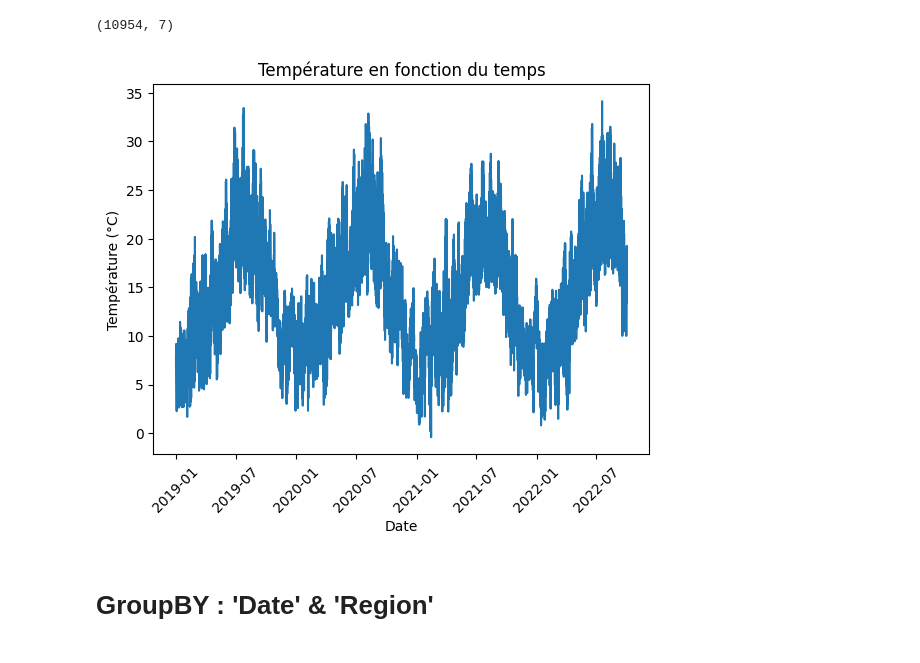
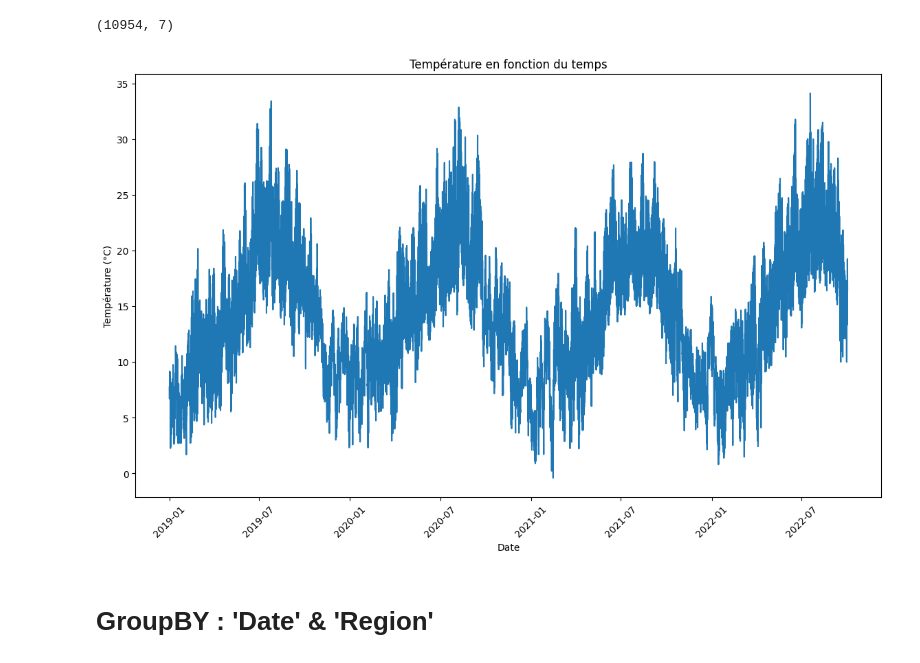
Before and after one commit to JAndretti/Projet-Time-Series-E5, a Jupyter notebook: main.ipynb, the cells around one changed output. Cells and saved outputs as stored; diff of their text form; code cells hidden in the pictures.

```diff
--- a/main.ipynb
+++ b/main.ipynb
@@ -86,14 +86,15 @@ df_Date.shape
 # %% [output]
 (10954, 7)
 # %%
+plt.figure(figsize=(14,8))
 plt.plot(df_Date.index,df_Date['Température (°C)'])
 plt.xticks(rotation=45)
 plt.xlabel('Date')
 plt.ylabel('Température (°C)')
 plt.title('Température en fonction du temps')
 plt.show()
 # %% [output]
-[figure, old version]
+[figure, new version]
 # %%
 df_region = df[columns]
 df_region = df_region.dropna()
```
Also changed, not shown: parts of 7 cells of this notebook.
